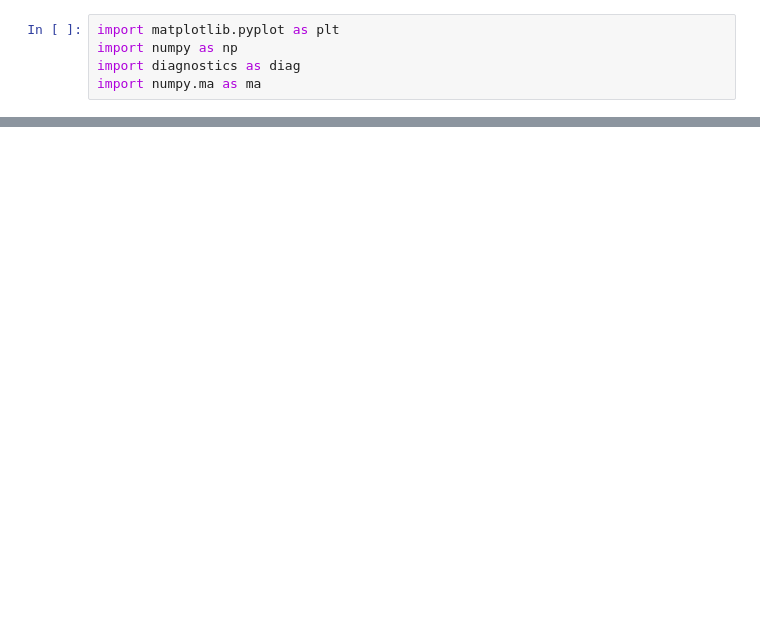
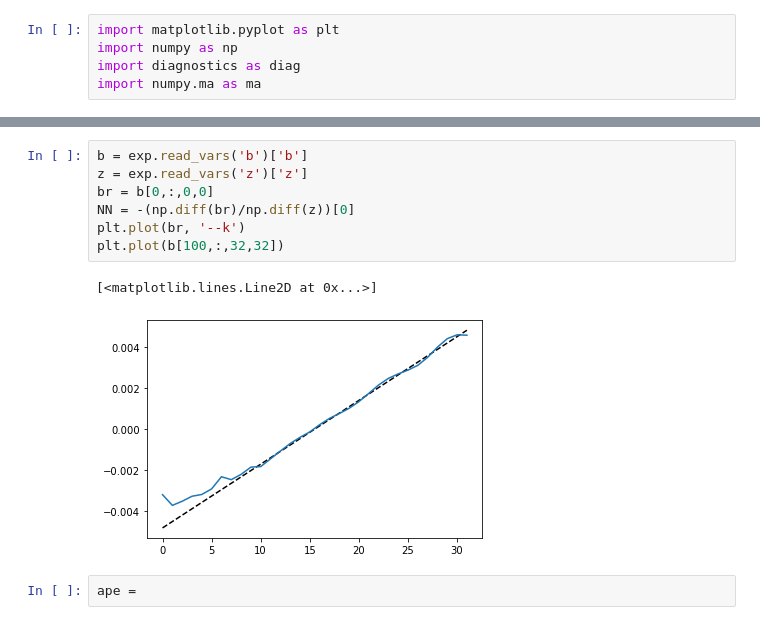
Before and after one commit to cpierard/Nyles, a Jupyter notebook: notebooks/Untitled.ipynb, the cells around one changed output, grey strips where cells are left out. Drawn from its saved outputs; the diff is of its cells as text; blank space fills up the shorter version.

```diff
--- a/notebooks/Untitled.ipynb
+++ b/notebooks/Untitled.ipynb
@@ -178,0 +67,12 @@ plt.plot(KE_budget)
+# %%
+b = exp.read_vars('b')['b']
+z = exp.read_vars('z')['z']
+br = b[0,:,0,0]
+NN = -(np.diff(br)/np.diff(z))[0]
+plt.plot(br, '--k')
+plt.plot(b[100,:,32,32])
+# %% [output]
+[<matplotlib.lines.Line2D at 0x...>]
+[figure, added]
+# %%
+ape =
```
Also changed, not shown: parts of 39 cells of this notebook, 3 other files.
